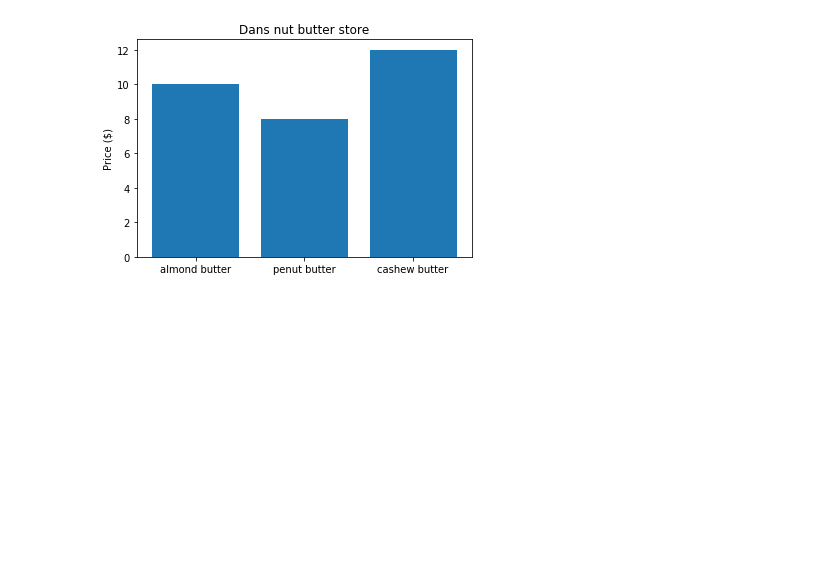
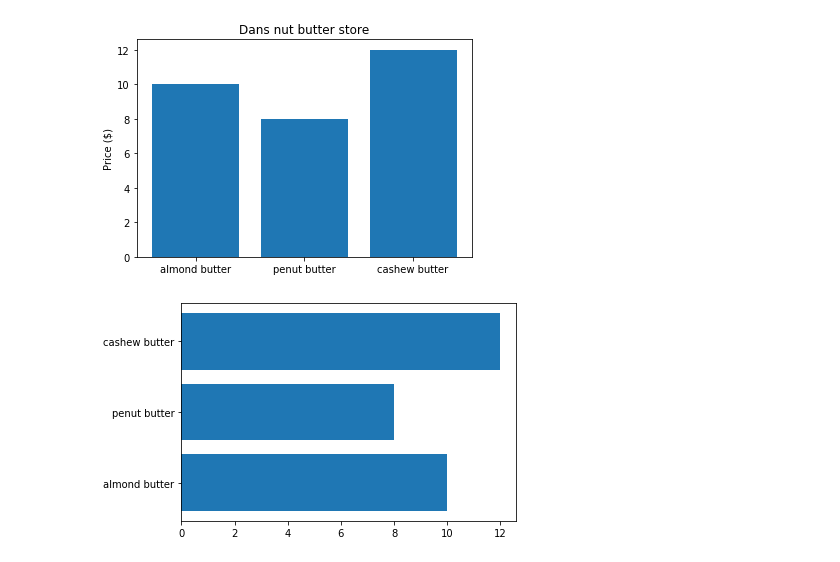
Before and after one commit to spinGreekGod/matplotlib, a Jupyter notebook: intro to matplotlib.ipynb, the cells around one changed output. Cells and saved outputs as stored; diff of their text form; code cells hidden in the pictures; blank space fills up the shorter version.

```diff
--- a/intro to matplotlib.ipynb
+++ b/intro to matplotlib.ipynb
@@ -107,3 +107,8 @@ ax.set(title="Dans nut butter store",
        ylabel="Price ($)");
 # %% [output]
 [figure]
+# %%
+fig, ax = plt.subplots()
+ax.barh(list(nut_butter_prices.keys()), nut_butter_prices.values());
+# %% [output]
+[figure, added]
```
Also changed, not shown: parts of 3 cells of this notebook.
